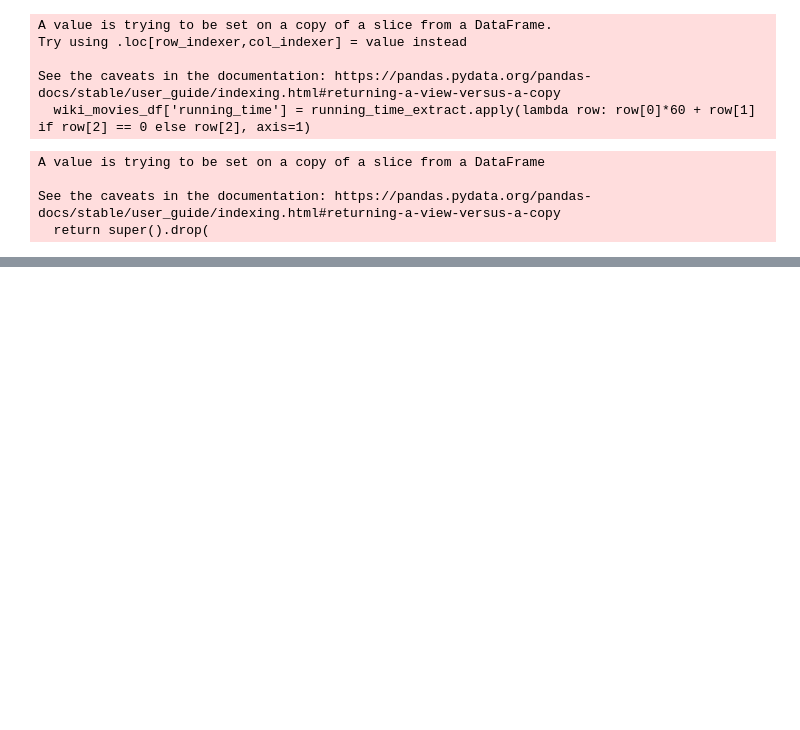
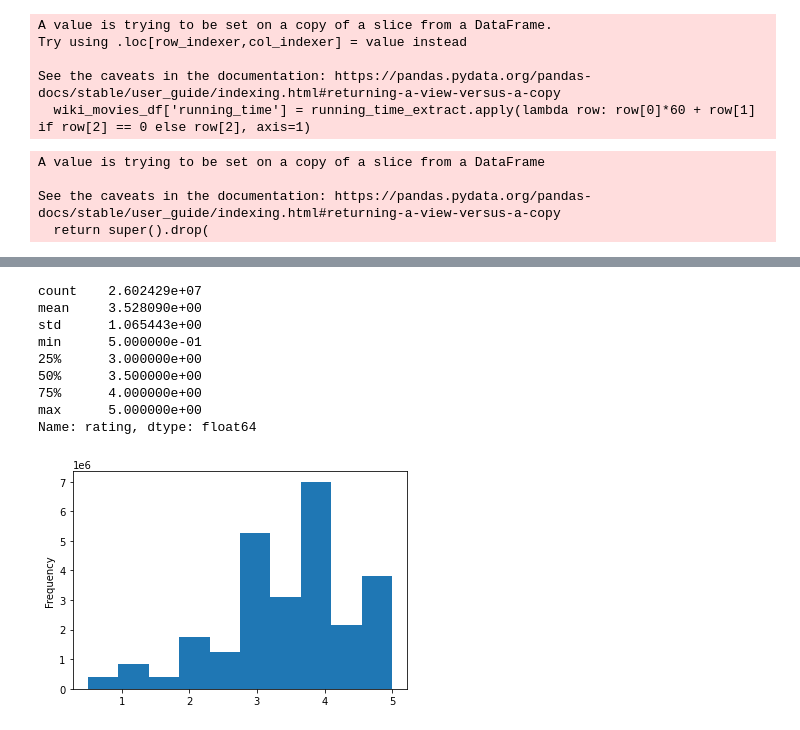
Before and after one commit to larrydodson/Movies-ETL, a Jupyter notebook: Movies_ETL_Transform.ipynb, the cells around one changed output, grey strips where cells are left out. Saved outputs shown, nothing was run; the diff lists cells and outputs as text; code cells hidden in the pictures; blank space fills up the shorter version.

```diff
--- a/Movies_ETL_Transform.ipynb
+++ b/Movies_ETL_Transform.ipynb
@@ -795,0 +911,18 @@ See the caveats in the documentation: https://pandas.pydata.org/pandas-docs/stab
+# %%
+# looks good to assigning it to the timestamp column
+ratings['timestamp'] = pd.to_datetime(ratings['timestamp'], unit='s')
+# %%
+# actual ratings, look at the statistics of the actual ratings and see if there are any glaring errors
+ratings['rating'].plot(kind='hist')
+ratings['rating'].describe()
+# %% [output]
+count    2.602429e+07
+mean     3.528090e+00
+std      1.065443e+00
+min      5.000000e-01
+25%      3.000000e+00
+50%      3.500000e+00
+75%      4.000000e+00
+max      5.000000e+00
+Name: rating, dtype: float64
+[figure, added]
```
Also changed, not shown: parts of 13 cells of this notebook.
